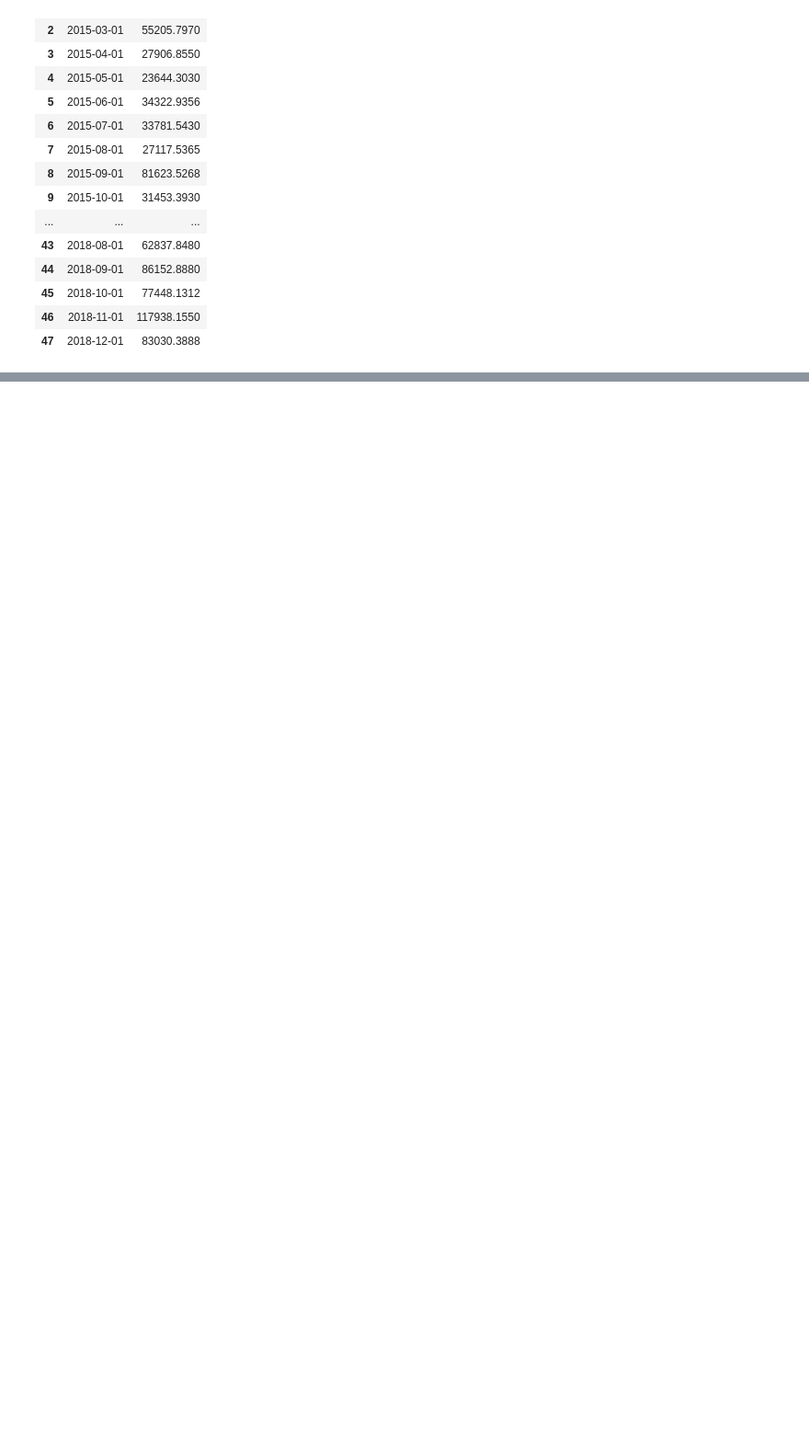
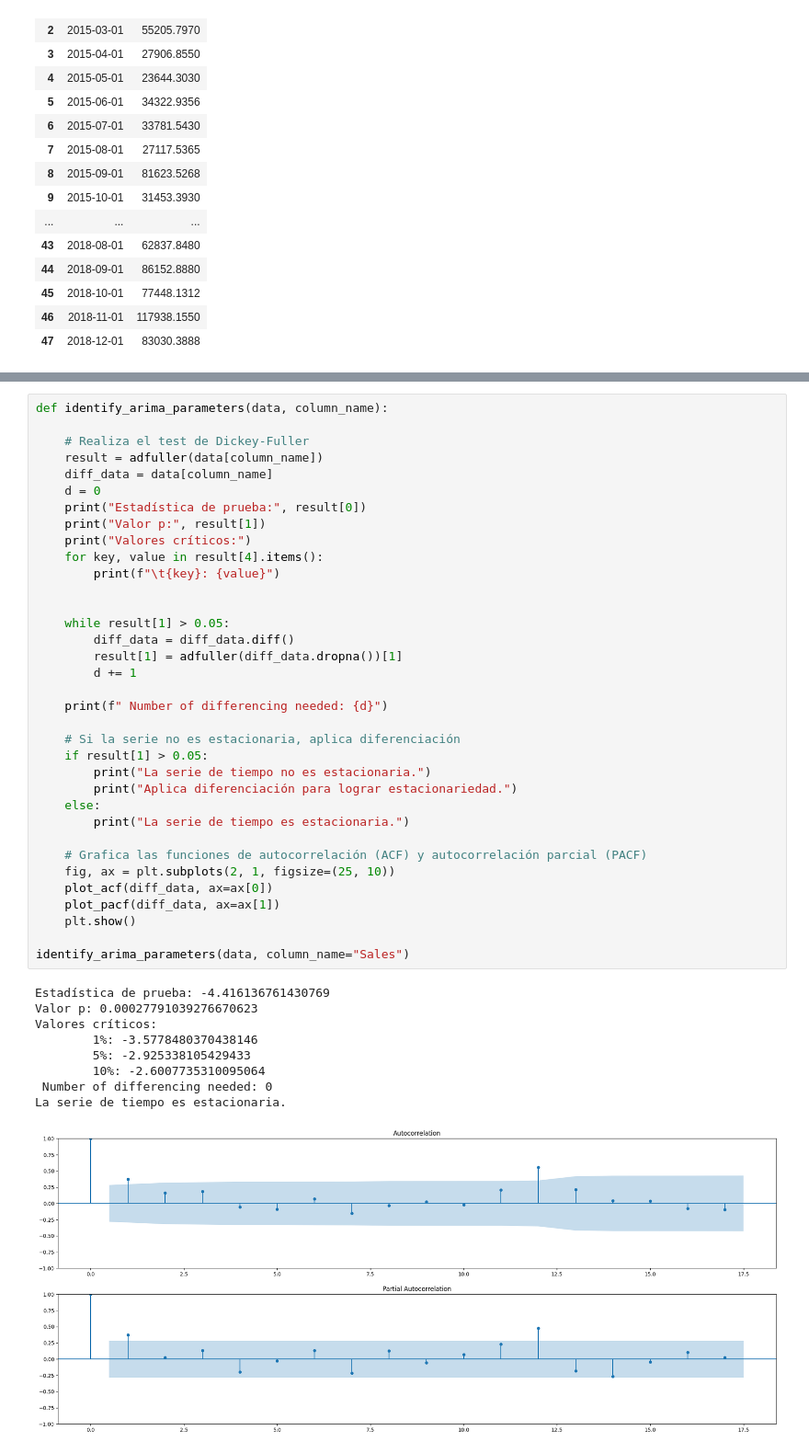
Before and after one commit to hlcxpl/DpyML-6, a Jupyter notebook: DpyML-6.ipynb, the cells around one changed output, grey strips where cells are left out. Shown: that part at 92% size. Saved outputs shown, nothing was run; the diff lists cells and outputs as text; blank space fills up the shorter version.

```diff
--- a/DpyML-6.ipynb
+++ b/DpyML-6.ipynb
@@ -122,0 +85,45 @@ MSE AutoARIMA: 665814047.8267652
+# %%
+def identify_arima_parameters(data, column_name):
+
+    # Realiza el test de Dickey-Fuller
+    result = adfuller(data[column_name])
+    diff_data = data[column_name]
+    d = 0
+    print("Estadística de prueba:", result[0])
+    print("Valor p:", result[1])
+    print("Valores críticos:")
+    for key, value in result[4].items():
+        print(f"\t{key}: {value}")
+
+
+    while result[1] > 0.05:
+        diff_data = diff_data.diff()
+        result[1] = adfuller(diff_data.dropna())[1]
+        d += 1
+
+    print(f" Number of differencing needed: {d}")
+
+    # Si la serie no es estacionaria, aplica diferenciación
+    if result[1] > 0.05:
+        print("La serie de tiempo no es estacionaria.")
+        print("Aplica diferenciación para lograr estacionariedad.")
+    else:
+        print("La serie de tiempo es estacionaria.")
+
+    # Grafica las funciones de autocorrelación (ACF) y autocorrelación parcial (PACF)
+    fig, ax = plt.subplots(2, 1, figsize=(25, 10))
+    plot_acf(diff_data, ax=ax[0])
+    plot_pacf(diff_data, ax=ax[1])
+    plt.show()
+
+identify_arima_parameters(data, column_name="Sales")
+# %% [output]
+Estadística de prueba: -4.416136761430769
+Valor p: 0.00027791039276670623
+Valores críticos:
+        1%: -3.5778480370438146
+        5%: -2.925338105429433
+        10%: -2.6007735310095064
+ Number of differencing needed: 0
+La serie de tiempo es estacionaria.
+[figure, added]
```
Also changed, not shown: parts of 13 cells of this notebook.
